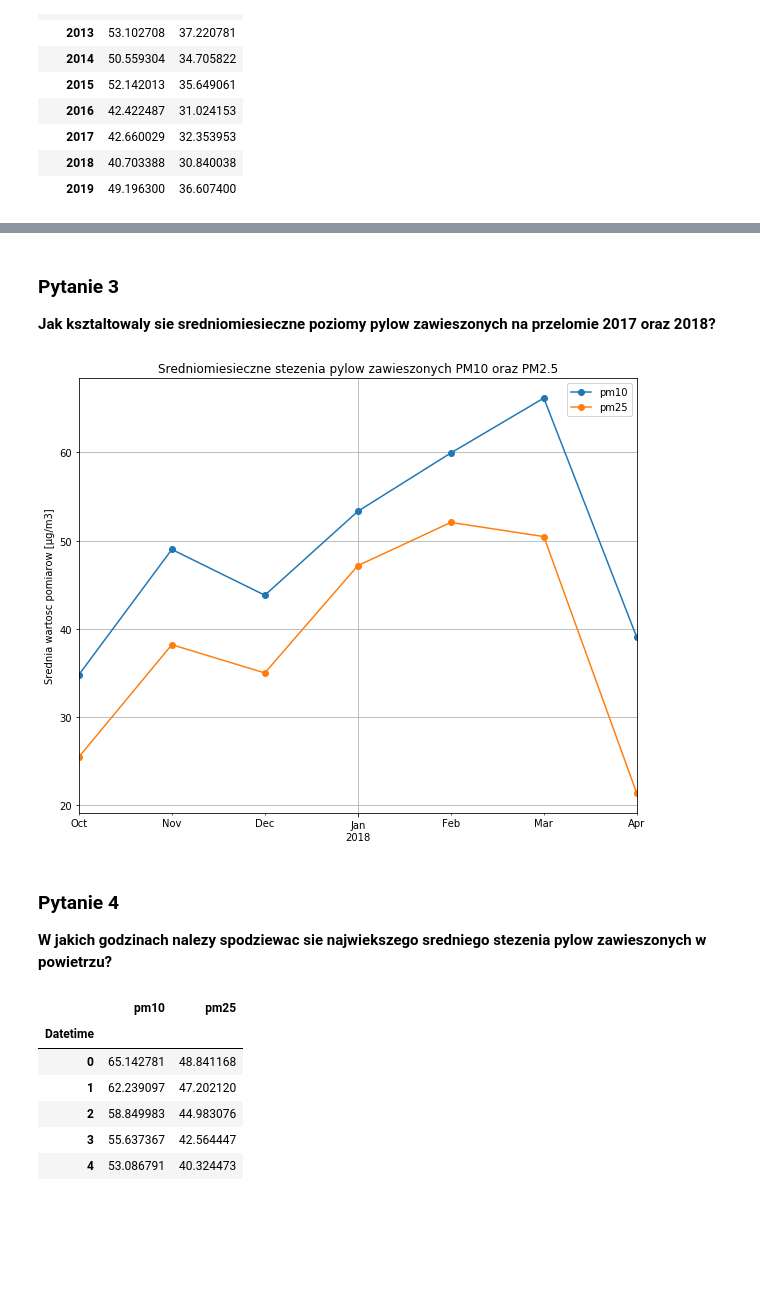
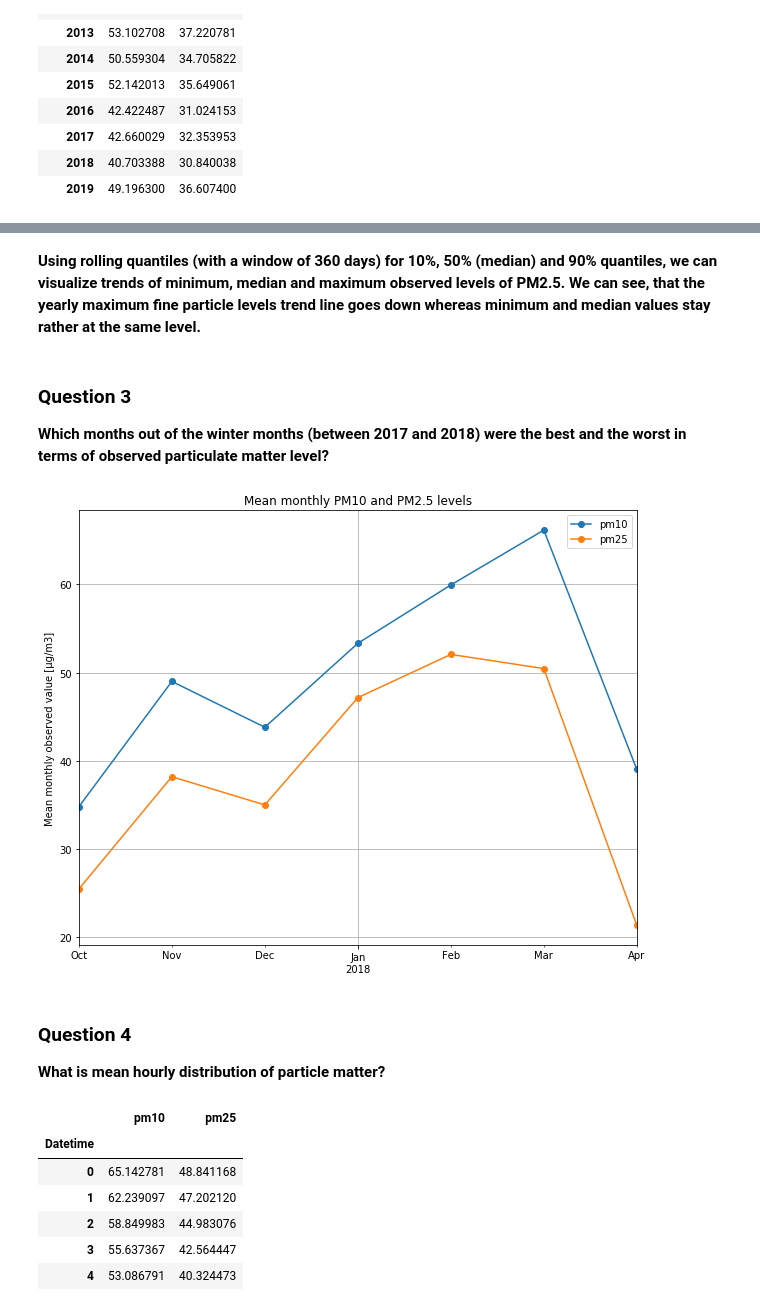
Before and after one commit to ksatola/air-polution, a Jupyter notebook: agh/030_EDA_PM25.ipynb, the cells around one changed output, grey strips where cells are left out. Saved outputs shown, nothing was run; the diff lists cells and outputs as text; code cells hidden in the pictures; blank space fills up the shorter version.

```diff
--- a/agh/030_EDA_PM25.ipynb
+++ b/agh/030_EDA_PM25.ipynb
@@ -276,19 +276,22 @@ plt.show();
-# %% [markdown]
-### Pytanie 3
-**Jak ksztaltowaly sie sredniomiesieczne poziomy pylow zawieszonych na przelomie 2017 oraz 2018?**
+# %% [markdown]
+**Using rolling quantiles (with a window of 360 days) for 10%, 50% (median) and 90% quantiles, we can visualize trends of minimum, median and maximum observed levels of PM2.5. We can see, that the yearly maximum fine particle levels trend line goes down whereas minimum and median values stay rather at the same level.**
+# %% [markdown]
+### Question 3
+**Which months out of the winter months (between 2017 and 2018) were the best and the worst in terms of observed particulate matter level?**
 # %%
 dfts = df['2017-10':'2018-4'].resample(rule='M').mean()
 # %%
 dfts.plot(grid=True, figsize=(10, 8), marker='o')
-plt.title('Sredniomiesieczne stezenia pylow zawieszonych PM10 oraz PM2.5')
-plt.ylabel('Srednia wartosc pomiarow [µg/m3]')
+plt.title('Mean monthly PM10 and PM2.5 levels')
+plt.ylabel('Mean monthly observed value [µg/m3]')
 plt.xlabel('')
+plt.savefig('images/eda_pm_mean_monthly_winter.png')
 plt.show();
 # %% [output]
-[figure, old version]
+[figure, new version]
-# %% [markdown]
-### Pytanie 4
-**W jakich godzinach nalezy spodziewac sie najwiekszego sredniego stezenia pylow zawieszonych w powietrzu?**
+# %% [markdown]
+### Question 4
+**What is mean hourly distribution of particle matter?**
 # %%
 index_hour = df.index.hour
 mean_by_hour = df.groupby(index_hour).mean()
```
Also changed, not shown: parts of 16 cells of this notebook, 4 other files.
